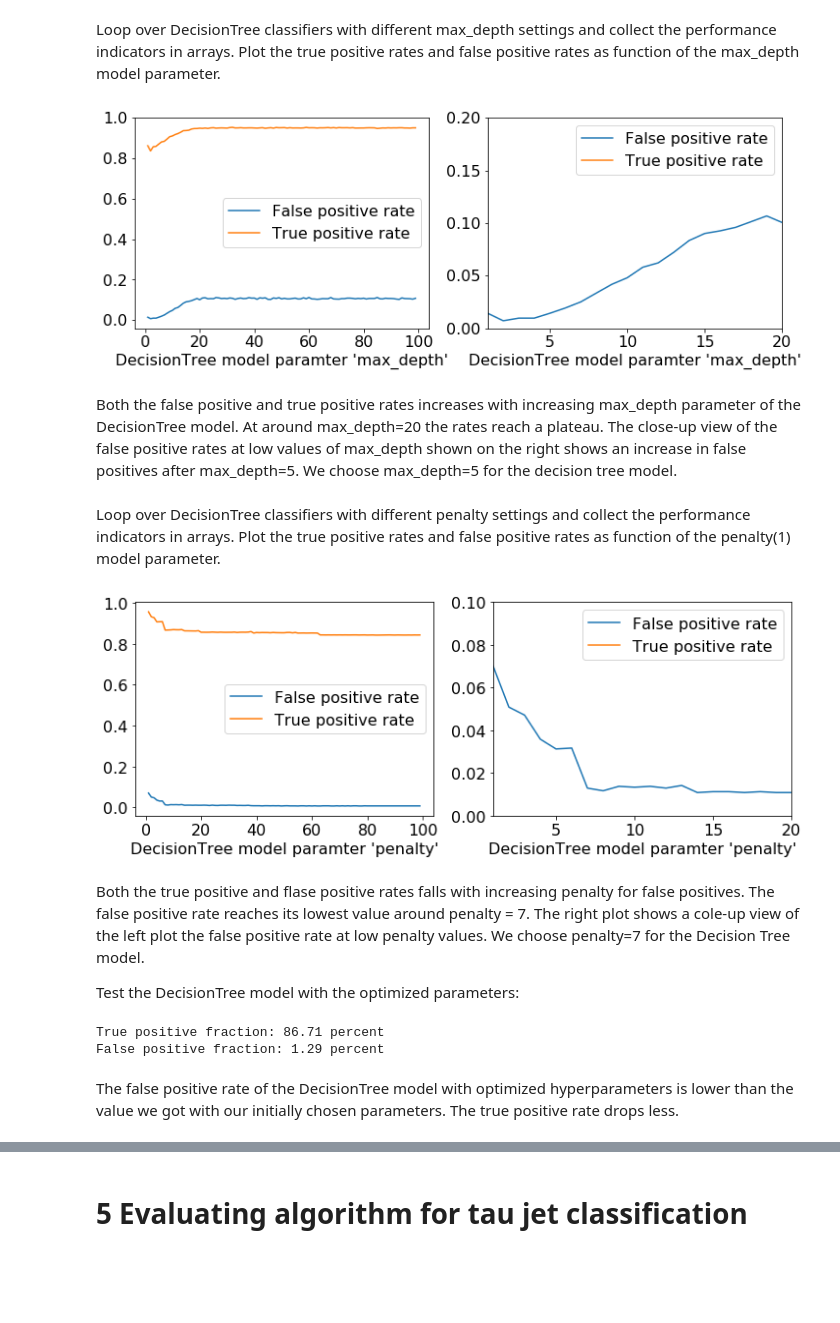
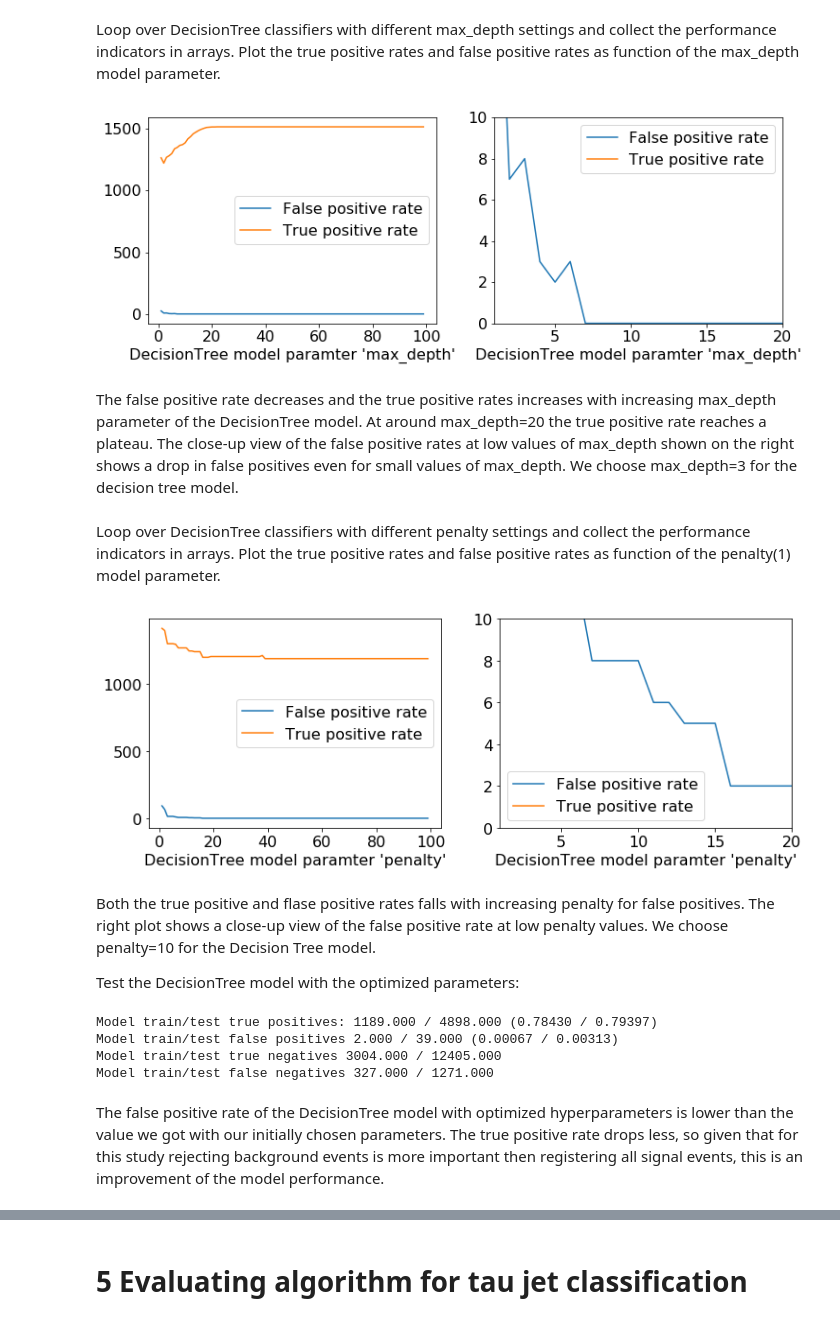
Before and after one commit to nfeege/eic-tau-classification, a Jupyter notebook: eic-tau-classification.ipynb, the cells around one changed output, grey strips where cells are left out. Saved outputs shown, nothing was run; the diff lists cells and outputs as text; code cells hidden in the pictures; blank space fills up the shorter version.

```diff
--- a/eic-tau-classification.ipynb
+++ b/eic-tau-classification.ipynb
@@ -449,3 +518,9 @@ The correlations between most selected feature columns are small. The mean jet r
+# %%
+# create subsets of training and test data with feature and target columns
+X_train = df_train[ feature_cols ]
+y_train = df_train[ target_col ]
+X_test = df_test[ feature_cols ]
+y_test = df_test[ target_col ]
 # %% [markdown]
 ### Model selection
 # %% [markdown]
@@ -555,9 +575,10 @@ Loop over models defined in array and see how they perform:
 # evaluate each model in turn
 for name, model in models:
     print( "Testing model: ", name )
-    (tpf, fpf) = test_model( model, features, target, kf )
-    print( "True positive fraction: %.2f percent" % (100*tpf))
-    print( "False positive fraction: %.2f percent" % (100*fpf))
+    model.fit(X_train,y_train)
+    y_train_pred = model.predict(X_train)
+    y_test_pred = model.predict(X_test)
+    print_efficiencies( y_train, y_train_pred, y_test, y_test_pred )
     print( "------------------------------------------------------------------------------------" )
 # %% [output]
 Testing model:  Decision Tree
@@ -610,9 +629,10 @@ tree_vardepth_fp = []
 
 # evaluate each model in turn
 for name, model in trees_var_depth:
-    (tp,fp) = test_model( model, features, target, kf )
-    tree_vardepth_tp.append( tp )
-    tree_vardepth_fp.append( fp )
+    model.fit(X_train,y_train)
+    y_train_pred = model.predict(X_train)
+    tree_vardepth_tp.append( true_positives( y_train, y_train_pred ) )
+    tree_vardepth_fp.append( false_positives( y_train, y_train_pred ) )
 # %%
 # plot true positive rate and false positive rate as function of chosen max_depth of decision tree
 plt.figure(figsize=(12,4))
@@ -629,13 +649,13 @@ plt.plot(tree_depths, tree_vardepth_tp, label='True positive rate')
 plt.legend(loc='best')
 ax.set_xlabel('DecisionTree model paramter \'max_depth\'')
 ax.set_xlim([1,20])
-ax.set_ylim([0,0.2])
+ax.set_ylim([0,10])
 
 plt.show()
 # %% [output]
-[figure, old version]
+[figure, new version]
 # %% [markdown]
-Both the false positive and true positive rates increases with increasing max_depth parameter of the DecisionTree model. At around max_depth=20 the rates reach a plateau. The close-up view of the false positive rates at low values of max_depth shown on the right shows an increase in false positives after max_depth=5. We choose max_depth=5 for the decision tree model.
+The false positive rate decreases and the true positive rates increases with increasing max_depth parameter of the DecisionTree model. At around max_depth=20 the true positive rate reaches a plateau. The close-up view of the false positive rates at low values of max_depth shown on the right shows a drop in false positives even for small values of max_depth. We choose max_depth=3 for the decision tree model.
 # %% [markdown]
 Loop over DecisionTree classifiers with different penalty settings and collect the performance indicators in arrays. Plot the true positive rates and false positive rates as function of the penalty(1) model parameter.
 # %%
@@ -647,7 +667,7 @@ trees_var_penalty = []
 tree_penalties = np.arange(1,100)
 
 # choose maxdepth
-maxdepth=5
+maxdepth=3
 
 # loop over various max_depth values and add decision trees with those values to array
 for penalty in tree_penalties:
@@ -666,50 +686,54 @@ tree_varpenalty_fp = []
 
 # evaluate each model in turn
 for name, model in trees_var_penalty:
-    (tp,fp) = test_model( model, features, target, kf )
-    tree_varpenalty_tp.append( tp )
-    tree_varpenalty_fp.append( fp )
+    model.fit(X_train,y_train)
+    y_train_pred = model.predict(X_train)
+    tree_varpenalty_tp.append( true_positives( y_train, y_train_pred ) )
+    tree_varpenalty_fp.append( false_positives( y_train, y_train_pred ) )
 # %%
 # plot true positive rate and false positive rate as function of chosen penalty of decision tree
 plt.figure(figsize=(12,4))
 
 ax = plt.subplot(1,2,1)
 plt.plot(tree_penalties, tree_varpenalty_fp, label='False positive rate')
 plt.plot(tree_penalties, tree_varpenalty_tp, label='True positive rate')
 plt.legend(loc='best')
 #ax.set_xscale("log", nonposx='clip')
 ax.set_xlabel('DecisionTree model paramter \'penalty\'')
 
 ax = plt.subplot(1,2,2)
 plt.plot(tree_penalties, tree_varpenalty_fp, label='False positive rate')
 plt.plot(tree_penalties, tree_varpenalty_tp, label='True positive rate')
 plt.legend(loc='best')
 #ax.set_xscale("log", nonposx='clip')
 ax.set_xlabel('DecisionTree model paramter \'penalty\'')
 ax.set_xlim([1,20])
-ax.set_ylim([0,0.1])
+ax.set_ylim([0,10])
 
 plt.show()
 # %% [output]
-[figure, old version]
+[figure, new version]
 # %% [markdown]
-Both the true positive and flase positive rates falls with increasing penalty for false positives. The false positive rate reaches its lowest value around penalty = 7. The right plot shows a cole-up view of the left plot the false positive rate at low penalty values. We choose penalty=7 for the Decision Tree model.
+Both the true positive and flase positive rates falls with increasing penalty for false positives. The right plot shows a close-up view of the false positive rate at low penalty values. We choose penalty=10 for the Decision Tree model.
 
 Test the DecisionTree model with the optimized parameters:
 # %%
 # Decision tree classifier with penalties and maximum depth
 penalty = {
-    0: 7,
+    0: 10,
     1: 1
 }
-maxdepth = 5
+maxdepth = 3
 model_opt = DecisionTreeClassifier(class_weight=penalty, max_depth=maxdepth)
 
-(tpf, fpf) = test_model( model_opt, features, target, kf )
-print( "True positive fraction: %.2f percent" % (100*tpf))
-print( "False positive fraction: %.2f percent" % (100*fpf))
+model_opt.fit(X_train,y_train)
+y_train_pred = model.predict(X_train)
+y_test_pred = model.predict(X_test)
+print_efficiencies( y_train, y_train_pred, y_test, y_test_pred )
 # %% [output]
-True positive fraction: 86.71 percent
-False positive fraction: 1.29 percent
+Model train/test true positives: 1189.000 / 4898.000 (0.78430 / 0.79397)
+Model train/test false positives 2.000 / 39.000 (0.00067 / 0.00313)
+Model train/test true negatives 3004.000 / 12405.000
+Model train/test false negatives 327.000 / 1271.000
 # %% [markdown]
-The false positive rate of the DecisionTree model with optimized hyperparameters is lower than the value we got with our initially chosen parameters. The true positive rate drops less.
+The false positive rate of the DecisionTree model with optimized hyperparameters is lower than the value we got with our initially chosen parameters. The true positive rate drops less, so given that for this study rejecting background events is more important then registering all signal events, this is an improvement of the model performance.
```
Also changed, not shown: parts of 53 cells of this notebook.
